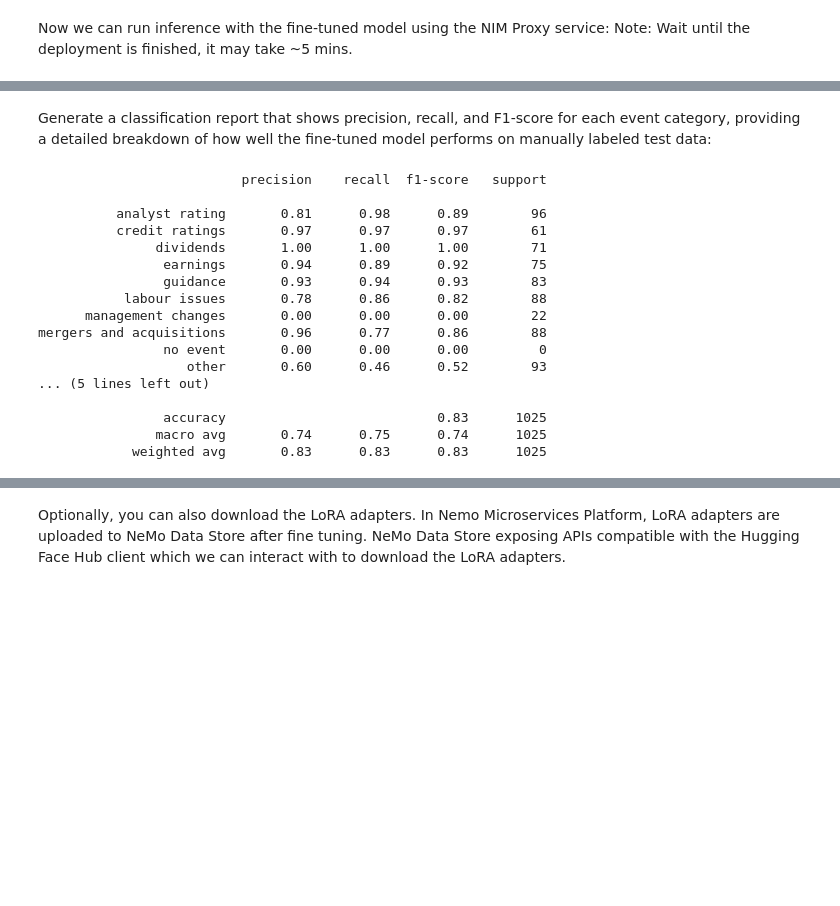
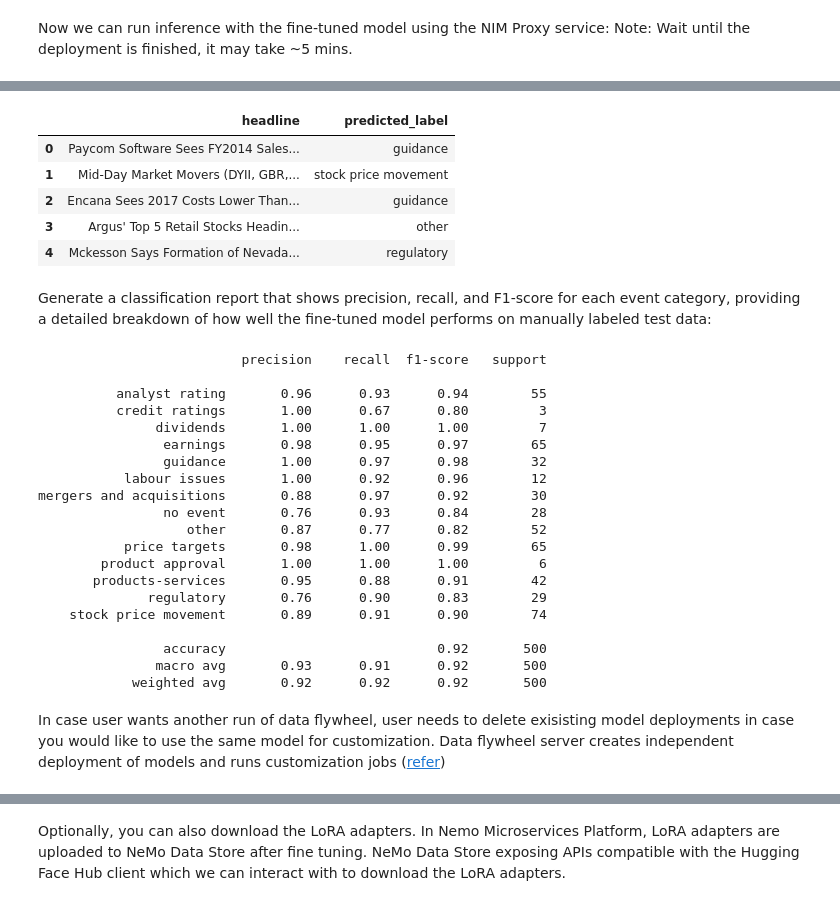
Before and after one commit to bp-cicd-org/ai-model-distillation-for-financial-data, a Jupyter notebook: notebooks/ai-model-distillation-financial-data.ipynb, the cells around one changed output, grey strips where cells are left out. Drawn from its saved outputs; the diff is of its cells as text; code cells hidden in the pictures; blank space fills up the shorter version.

Commit message:
updates to sec 2.5 report

```diff
--- a/notebooks/ai-model-distillation-financial-data.ipynb
+++ b/notebooks/ai-model-distillation-financial-data.ipynb
@@ -1310,0 +1353,10 @@ from src.scripts.nim_helpers import create_model_deployment, delete_model_deploy
+# %%
+response = requests.get(f"{API_BASE_URL}/api/jobs/{job_id}")  # use the job_id for the best run based on eval results
+for nims in response.json()['nims']:
+    print(nims['model_name'])
+    if len(nims['customizations']) > 0:
+        print("Customizations:")
+        for customization in nims['customizations']:
+            print(customization['customized_model'])
+    else:
+        print("No customizations found")
@@ -1336,3 +1405,23 @@ print(nim_deployment)
 # %% [output]
 Successfully created deployment llama-3.2-3b-instruct in namespace meta
 {'async_enabled': False, 'config': {'model': 'meta/llama-3.2-3b-instruct', 'nim_deployment': {'additional_envs': {'NIM_GUIDED_DECODING_BACKEND': 'outlines'}, 'disable_lora_support': False, 'gpu': 1, ' ...
+# %%
+url = "http://nim.test/v1/chat/completions"
+student_model = "meta/llama-3.2-3b-instruct"
+
+payload = {
+    "model": student_model,
+    "messages": [
+        {"role": "user", "content": "What is the capital of France?"}
+    ],
+    "max_tokens": 200,
+    "temperature": 0.7
+}
+while True:
+    try:
+        response = requests.post(url, json=payload)
+        print(response.json()['choices'][0]['message']['content'])
+        break
+    except Exception as e:
+        print("Waiting for NIM to be ready...")
+        time.sleep(100)
@@ -1361,7 +1528,7 @@ import aiohttp
 async def classify_headline(session, headline, model_name):
     """Get classification for a single headline."""
     # Use the PROMPT from the notebook, formatted with the headline
-    prompt = DATASET_PROMPT_FORMAT.format(headline=headline)
+    prompt = PROMPT.format(headline=headline)
     payload = {
         "model": model_name,
         "messages": [
@@ -1396,34 +1563,46 @@ async def process_dataset(dataset, model_name, num_samples=None, concurrent=10):
 
     return pd.DataFrame(results)
 # %%
-df_sanity_check = await process_dataset(manually_labelled_data,ft_model_name, concurrent=200)
+df_sanity_check = await process_dataset(validation_dataset,ft_model_name, concurrent=200)
 df_sanity_check['predicted_label'] = df_sanity_check['predicted_label'].apply(lambda x: x.strip('[]')).apply(lambda x: x.lower())
 df_sanity_check.head()
+# %% [output]
+|  | headline | predicted_label |
+| 0 | Paycom Software Sees FY2014 Sales... | guidance |
+| 1 | Mid-Day Market Movers (DYII, GBR,... | stock price movement |
+| 2 | Encana Sees 2017 Costs Lower Than... | guidance |
+| 3 | Argus' Top 5 Retail Stocks Headin... | other |
+| 4 | Mckesson Says Formation of Nevada... | regulatory |
 # %% [markdown]
 Generate a classification report that shows precision, recall, and F1-score for each event category, providing a detailed breakdown of how well the fine-tuned model performs on manually labeled test data:
 # %%
 from sklearn.metrics import classification_report
 
 
-print(classification_report(df_manually_labelled['label'], df_sanity_check['predicted_label']))
+print(classification_report(df_validation['label'], df_sanity_check['predicted_label']))
 # %% [output]
                           precision    recall  f1-score   support
 
-          analyst rating       0.81      0.98      0.89        96
-          credit ratings       0.97      0.97      0.97        61
-               dividends       1.00      1.00      1.00        71
-                earnings       0.94      0.89      0.92        75
-                guidance       0.93      0.94      0.93        83
-           labour issues       0.78      0.86      0.82        88
-      management changes       0.00      0.00      0.00        22
-mergers and acquisitions       0.96      0.77      0.86        88
-                no event       0.00      0.00      0.00         0
-                   other       0.60      0.46      0.52        93
-... (5 lines left out)
+          analyst rating       0.96      0.93      0.94        55
+          credit ratings       1.00      0.67      0.80         3
+               dividends       1.00      1.00      1.00         7
+                earnings       0.98      0.95      0.97        65
+                guidance       1.00      0.97      0.98        32
+           labour issues       1.00      0.92      0.96        12
+mergers and acquisitions       0.88      0.97      0.92        30
+                no event       0.76      0.93      0.84        28
+                   other       0.87      0.77      0.82        52
+           price targets       0.98      1.00      0.99        65
+        product approval       1.00      1.00      1.00         6
+       products-services       0.95      0.88      0.91        42
+              regulatory       0.76      0.90      0.83        29
+    stock price movement       0.89      0.91      0.90        74
 
-                accuracy                           0.83      1025
-               macro avg       0.74      0.75      0.74      1025
-            weighted avg       0.83      0.83      0.83      1025
+                accuracy                           0.92       500
+               macro avg       0.93      0.91      0.92       500
+            weighted avg       0.92      0.92      0.92       500
+# %% [markdown]
+In case user wants another run of data flywheel, user needs to delete exisisting model deployments in case you would like to use the same model for customization. Data flywheel server creates independent deployment of models and runs customization jobs ([refer](../docs/05-limitations-best-practices.md))
 # %%
 delete_model_deployment(
     ENTITY_STORE_URL="http://nemo.test",
```
Also changed, not shown: parts of 20 cells of this notebook, 1 other file.
